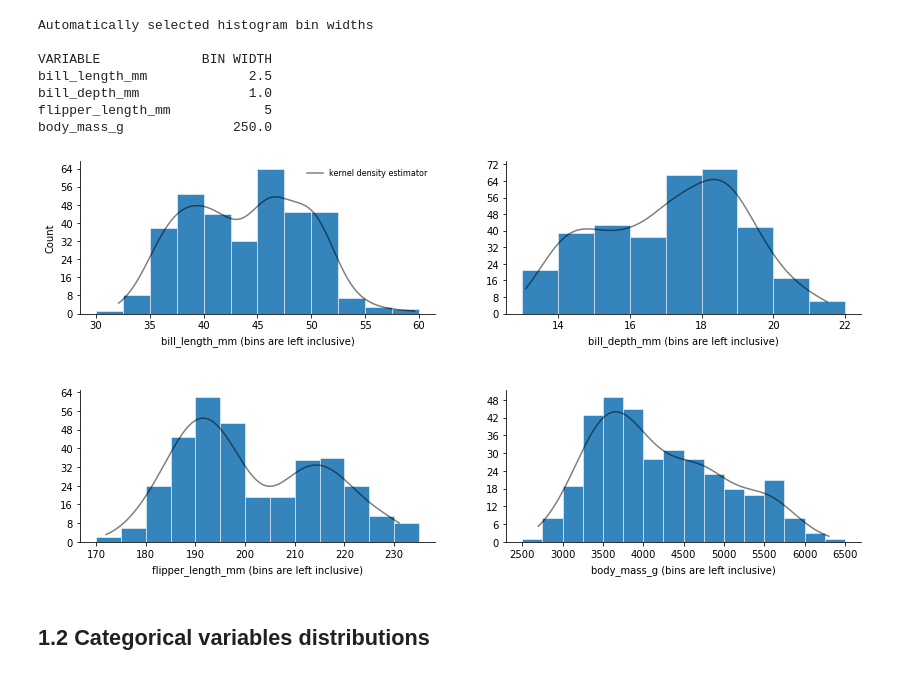
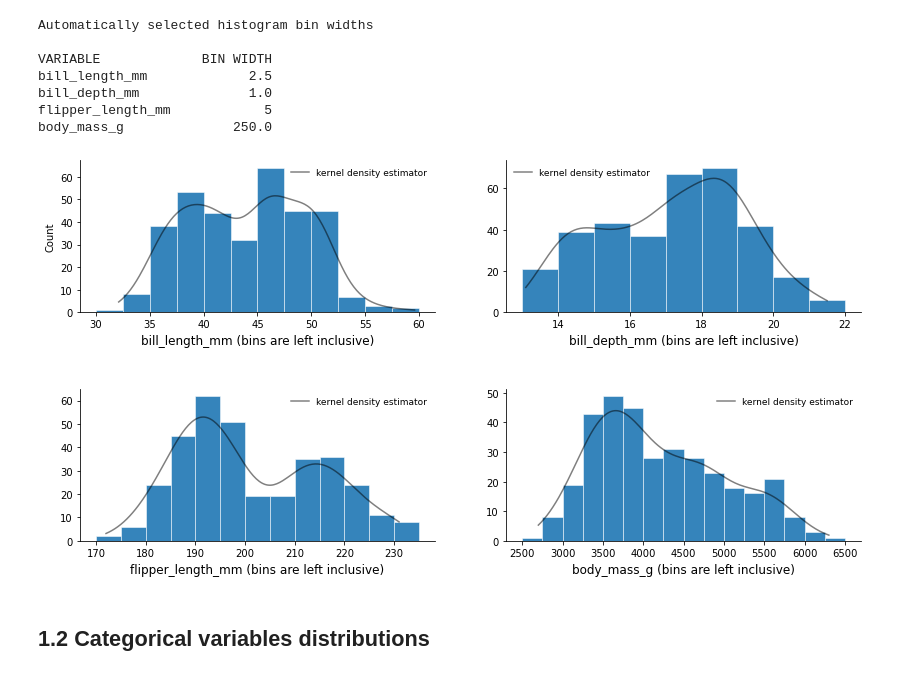
Before and after one commit to patrickwfitzgerald/portfolio, a Jupyter notebook: automated-EDA/automated_EDA.ipynb, the cells around one changed output. Cells and saved outputs as stored; diff of their text form; code cells hidden in the pictures.

```diff
--- a/automated-EDA/automated_EDA.ipynb
+++ b/automated-EDA/automated_EDA.ipynb
@@ -152,9 +151,14 @@ for var in df:
     # makes seaborn pairplot work (bool dtype cannot be plotted in v0.10)
     if df[var].nunique() == 2:
         df[var] = df[var].astype('object')
-    # Remove constants and variables containing only NaN
+    # Remove constants, variables containing only NaN and index variables
     if df[var].nunique() == 1 or df[var].isnull().all():
         df = df.drop(columns=var)
+    elif (df[var] == df.index).all():
+        if var == 'unnamed: 0':
+            df.drop(columns=var, inplace=True)
+        else:
+            df.set_index(var, inplace=True)
 # %%
 # Identify and convert date variables that are not already of dtype
 # datetime and stored in separate columns
@@ -164,10 +168,10 @@ date_names = ['date', 'year', 'quarter', 'month', 'day']
 if 'date' not in df.select_dtypes('datetime').columns:
     columns = df.select_dtypes(exclude='datetime').columns
     if 'year' in columns and 'month' in columns and 'day' in columns:
-        df['date'] = pd.to_datetime(df['year'].astype(str) + df['month'].astype(str) + df['day'].astype(str))
+        df['date'] = pd.to_datetime(df[['year', 'month', 'day']])
         df = df.drop(columns=['year','month','day'])
     elif 'year' in columns and 'month' in columns and not 'day' in columns:
-        df['year_month'] = pd.to_datetime(df['year'].astype(str) + df['month'], format='%Y%B')
+        df['year_month'] = pd.to_datetime(df['year'].astype(str) + df['month'].astype(str), format='%Y%b')
         df = df.drop(columns=['year','month'])
     elif 'year' in columns and not 'month' in columns and not 'day' in columns:
         df['year'] = pd.to_datetime(df['year'], format='%Y')
@@ -428,6 +437,6 @@ def hist_align_bins(var, bin_width, nunique_lim=20, range_lim=30):
 # %%
 # Create list of bin widths using astropy function based on the
-# Freedman-Diaconis rule (not well adapted to highly skewed variables)
+# Freedman-Diaconis rule (not well adapted to highly skewed data)
 # https://docs.astropy.org/en/stable/api/astropy.stats.freedman_bin_width.html
 freedman_bin_widths = [(var, freedman_bin_width(df[var].dropna())) for var in var_num]
 
@@ -441,14 +450,14 @@ for var, bin_width in freedman_bin_widths:
     # Set bin width to 1 automatically depending on dtype, number of
     # unique values and range of values
     var_range = df[var].max()-df[var].min()
-    if 'int' in str(df[var].dtype) and df[var].nunique() <= nunique_lim and var_range < range_lim:
+    if 'int' in str(df[var].dtype) and df[var].nunique() <= nunique_lim and var_range <= range_lim:
         bin_widths.append(1)
     else:
         # Extract significant digits of the bin width expressed in
         # scientific notation
         bin_width_sci = np.format_float_scientific(bin_width)
-        index = str(bin_width_sci).find('e')
-        sig_dig = float(bin_width_sci[:index])
+        idx = str(bin_width_sci).find('e')
+        sig_dig = float(bin_width_sci[:idx])
         # Extract exponent of the bin width expressed in scientific notation
         exponent = int(np.format_float_scientific(bin_width)[-3:])
         # Assign nearest round bin width value from list to bin width
@@ -479,31 +488,28 @@ body_mass_g              250.0
 # %%
 # Create grid of histograms using hist_align_bins function: the plot title
 # is removed, the figure size is overriden if there is more than one
 # variable to plot, and the ylabels and kde legends are removed to avoid
 # redundancy
 
 ncharts = var_num.size
 ncols_max = 2
 ncols = ncharts if ncharts < ncols_max else ncols_max
-nrows = ceil(ncharts/ncols)
+nrows = int(np.ceil(ncharts/ncols))
 width = 7 if ncols <= 2 else 15/ncols
 height = 0.5*width
 
 fig = plt.figure()
-legend_off = 0
-for i, var, bin_width in zip(range(ncharts), var_num, bin_widths):
+for i, var in enumerate(var_num):
     ax = fig.add_subplot(nrows, ncols, i+1)
-    hist_align_bins(var=df[var], bin_width=bin_width)
-    plt.title('')
+    hist_align_bins(var=df[var], bin_width=bin_widths[i])
+    ax.set_title('')
     ax.set_ylabel('Count', labelpad=5) if i == 0 else ax.set_ylabel('')
-    ax.set_xlabel(ax.get_xlabel(), labelpad=5)
-    plt.legend().remove() if legend_off == 1 else None
-    legend_off = 1 if 'float' in str(df[var].dtype) else 1 if df[var].nunique() > nunique_lim else 0
+    ax.set_xlabel(ax.get_xlabel(), size=12, labelpad=5)
 
 fig.set_size_inches((ncols*width, nrows*height)) if ncharts > 1 else None
 fig.subplots_adjust(hspace=0.5, wspace=0.2)
 # %% [output]
-[figure, old version]
+[figure, new version]
 # %% [markdown]
 ## 1.2 Categorical variables distributions
 # %%
```
Also changed, not shown: parts of 17 cells of this notebook, 2 other files.
